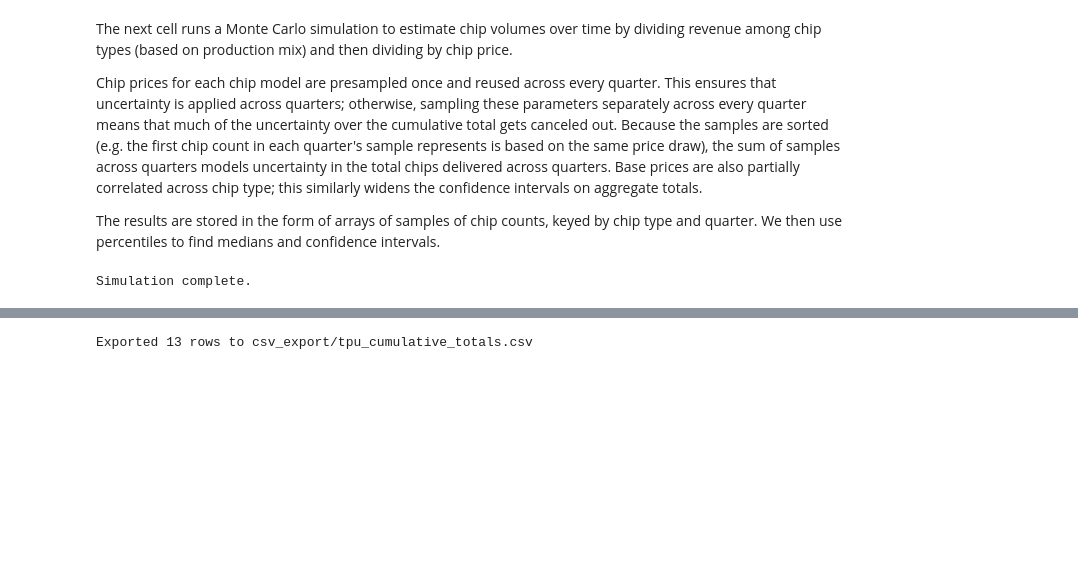
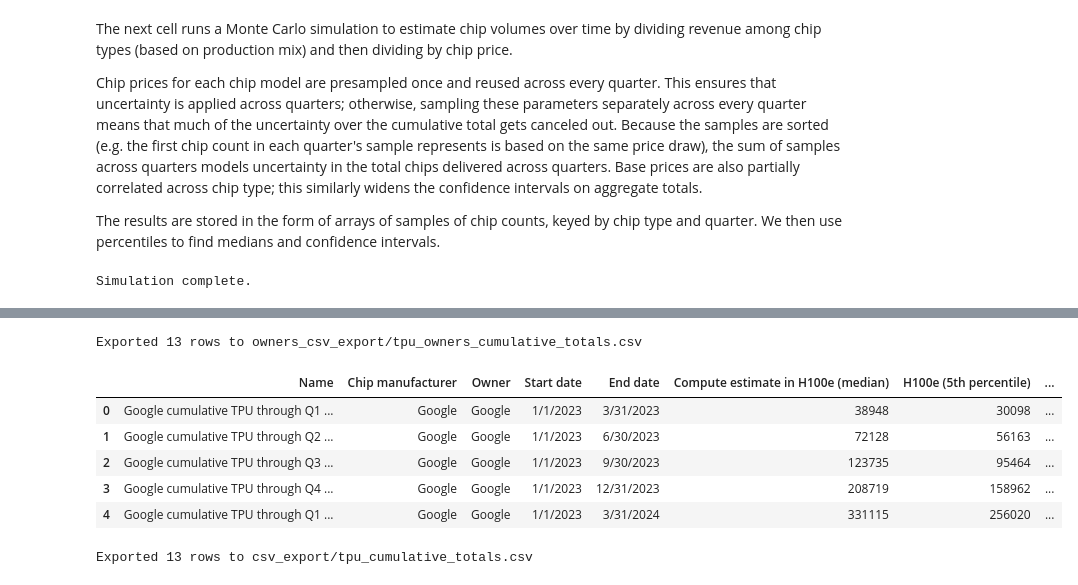
Before and after one commit to epoch-research/ai-chip-counts, a Jupyter notebook: tpu_estimates.ipynb, the cells around one changed output, grey strips where cells are left out. Cells and saved outputs as stored; diff of their text form; code cells hidden in the pictures; blank space fills up the shorter version.

```diff
--- a/tpu_estimates.ipynb
+++ b/tpu_estimates.ipynb
@@ -663,8 +683,10 @@ Exported 31 rows to csv_export/tpu_calendar_quarter_chip_timelines.csv
 # CSV EXPORTS: CUMULATIVE RUNNING TOTALS BY CHIP TYPE
 # ==============================================
 # Export calendar quarter running totals broken down by TPU version
+# Start date imposed at 1/1/2023 since pre-2023 quarters have very incomplete coverage.
 
 from chip_estimates_utils import make_incomplete_note_fn
+from datetime import datetime
 
 def get_calendar_quarter_dates(cal_q):
     """Return (start_date, end_date) strings for a calendar quarter like 'Q1 2024'."""
@@ -680,8 +702,13 @@ def get_calendar_quarter_dates(cal_q):
     else:
         return f"10/1/{year}", f"12/31/{year}"
 
-first_calendar_quarter = list(calendar_running_totals_samples.keys())[0]
-first_start_date, _ = get_calendar_quarter_dates(first_calendar_quarter)
+# Impose a start date of 1/1/2023 for cumulative exports
+first_start_date = "1/1/2023"
+first_calendar_quarter_label = "Q1 2023"
+cumulative_cutoff = datetime(2023, 1, 1)
+
+timestamp = datetime.now().strftime("%m-%d-%Y %H:%M")
+generated_note = f"Estimates generated on: {timestamp}"
 
 # Build incomplete note function from Broadcom fiscal data coverage
 broadcom_first_start = revenue_df['start_date'].iloc[0]
@@ -691,6 +718,9 @@ get_incomplete_note = make_incomplete_note_fn(broadcom_first_start, broadcom_las
 rows = []
 for cq in calendar_running_totals_samples:
     _, end_date = get_calendar_quarter_dates(cq)
+    # Skip quarters ending before 1/1/2023
+    if datetime.strptime(end_date, '%m/%d/%Y') < cumulative_cutoff:
+        continue
     incomplete_note = get_incomplete_note(first_start_date, end_date)
     notes = generated_note
     if incomplete_note:
@@ -699,8 +729,11 @@ for cq in calendar_running_totals_samples:
         arr = calendar_running_totals_samples[cq][version]
         if arr.sum() > 0:
             display_name = f"TPU {version}"
+            # Compute H100-equivalent
+            h100e_factor = TPU_SPECS[version]['tops'] / H100_TOPS
+            h100e_arr = arr * h100e_factor
             rows.append({
-                'Name': f"{display_name} {first_calendar_quarter} to {cq}",
+                'Name': f"{display_name} {first_calendar_quarter_label} to {cq}",
                 'Chip manufacturer': 'Google',
                 'Start date': first_start_date,
                 'End date': end_date,
@@ -708,6 +741,10 @@ for cq in calendar_running_totals_samples:
                 'Number of units (5th percentile)': int(np.percentile(arr, 5)),
                 'Number of units (median)': int(np.percentile(arr, 50)),
                 'Number of units (95th percentile)': int(np.percentile(arr, 95)),
+                'Compute estimate in H100e (5th percentile)': int(np.percentile(h100e_arr, 5)),
+                'Compute estimate in H100e (median)': int(np.percentile(h100e_arr, 50)),
+                'Compute estimate in H100e (95th percentile)': int(np.percentile(h100e_arr, 95)),
+                'Incomplete': 'checked' if incomplete_note else '',
                 'Notes': notes,
             })
 
@@ -821,13 +866,18 @@ print(f"Exported {len(ownership_timelines_df)} rows to owners_csv_export/tpu_own
 # ==============================================
 # Aggregate cumulative totals across all TPU versions, with an Owner column.
 # Same structure as tpu_cumulative_totals.csv but in the ownership format.
+# Start date imposed at 1/1/2023 since pre-2023 quarters have very incomplete coverage.
 
 first_cq = list(calendar_running_totals_samples.keys())[0]
-cumulative_start_date, _ = get_calendar_quarter_dates(first_cq)
+cumulative_start_date = "1/1/2023"
+cumulative_cutoff = datetime(2023, 1, 1)
 
 rows = []
 for cq in calendar_running_totals_samples:
     _, end_date = get_calendar_quarter_dates(cq)
+    # Skip quarters ending before 1/1/2023
+    if datetime.strptime(end_date, '%m/%d/%Y') < cumulative_cutoff:
+        continue
 
     incomplete_note = get_incomplete_note(cumulative_start_date, end_date)
     notes = f'Estimates generated on: {timestamp}'
@@ -847,33 +897,42 @@ for cq in calendar_running_totals_samples:
             h100e_total += arr * (tops / H100_TOPS)
             power_total_w += arr * tdp
 
     power_mw = power_total_w / 1e6
 
     rows.append({
         'Name': f"Google cumulative TPU through {cq}",
         'Chip manufacturer': 'Google',
         'Owner': 'Google',
         'Start date': cumulative_start_date,
         'End date': end_date,
         'Compute estimate in H100e (median)': int(np.percentile(h100e_total, 50)),
         'H100e (5th percentile)': int(np.percentile(h100e_total, 5)),
         'H100e (95th percentile)': int(np.percentile(h100e_total, 95)),
         'Number of Units': int(np.percentile(units_total, 50)),
         'Number of Units (5th percentile)': int(np.percentile(units_total, 5)),
         'Number of Units (95th percentile)': int(np.percentile(units_total, 95)),
         'Power in MW (median)': int(np.percentile(power_mw, 50)),
         'Power in MW (5th percentile)': int(np.percentile(power_mw, 5)),
         'Power in MW (95th percentile)': int(np.percentile(power_mw, 95)),
+        'Incomplete': 'checked' if incomplete_note else '',
         'Source / Link': '',
         'Notes': notes,
         'Last Modified By': '',
         'Last Modified': '',
     })
 
 ownership_cumulative_df = pd.DataFrame(rows)
 ownership_cumulative_df.to_csv('owners_csv_export/tpu_owners_cumulative_totals.csv', index=False)
 print(f"Exported {len(rows)} rows to owners_csv_export/tpu_owners_cumulative_totals.csv")
 ownership_cumulative_df.head()
+# %% [output]
+Exported 13 rows to owners_csv_export/tpu_owners_cumulative_totals.csv
+|  | Name | Chip manufacturer | Owner | Start date | End date | Compute estimate in H100e (median) | H100e (5th percentile) | ... |
+| 0 | Google cumulative TPU through Q1 ... | Google | Google | 1/1/2023 | 3/31/2023 | 38948 | 30098 | ... |
+| 1 | Google cumulative TPU through Q2 ... | Google | Google | 1/1/2023 | 6/30/2023 | 72128 | 56163 | ... |
+| 2 | Google cumulative TPU through Q3 ... | Google | Google | 1/1/2023 | 9/30/2023 | 123735 | 95464 | ... |
+| 3 | Google cumulative TPU through Q4 ... | Google | Google | 1/1/2023 | 12/31/2023 | 208719 | 158962 | ... |
+| 4 | Google cumulative TPU through Q1 ... | Google | Google | 1/1/2023 | 3/31/2024 | 331115 | 256020 | ... |
 # %%
 # ==============================================
 # CSV EXPORTS: FULL-TPU AGGREGATE STATS
```
Also changed, not shown: parts of 15 cells of this notebook, 33 other files.
